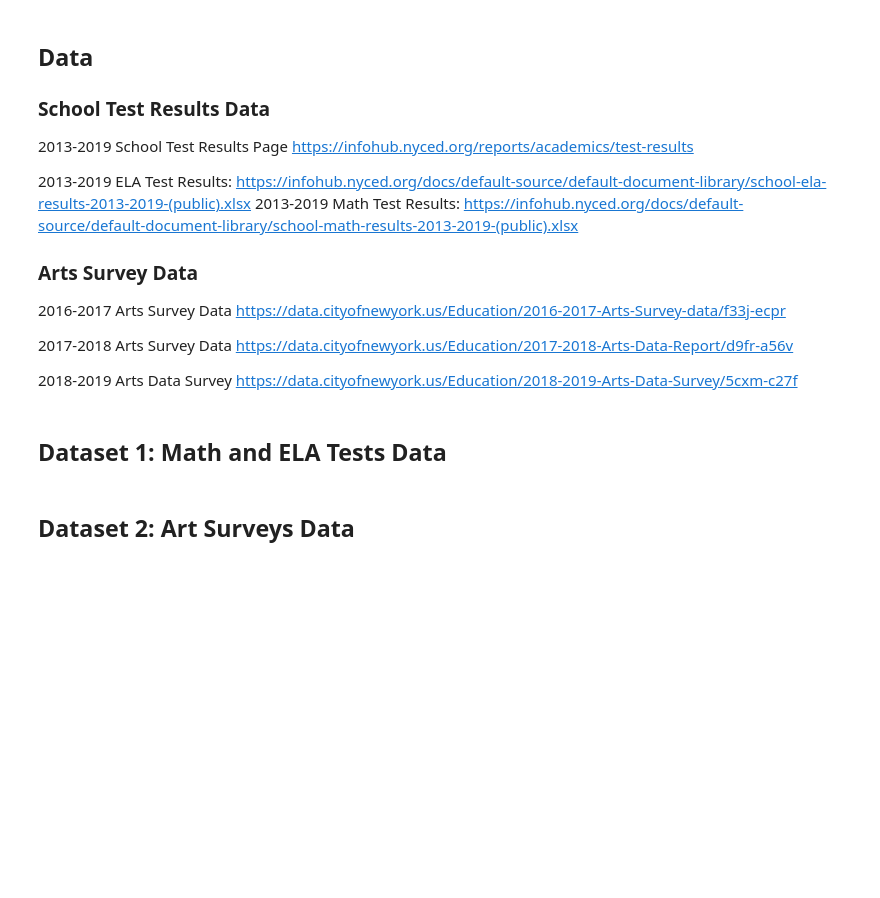
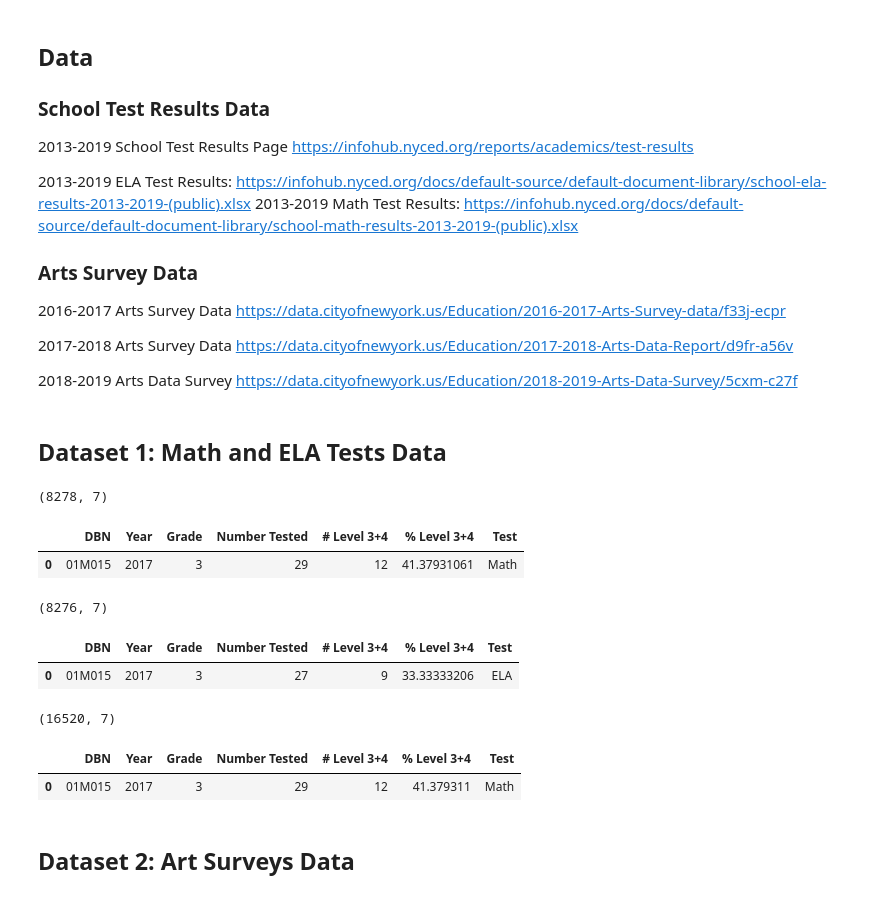
Before and after one commit to tomtav/arts-edu-impact, a Jupyter notebook: dev/tomtav/Q3_Hours_Thomas.ipynb, the cells around one changed output. Saved outputs shown, nothing was run; the diff lists cells and outputs as text; code cells hidden in the pictures; blank space fills up the shorter version.

```diff
--- a/dev/tomtav/Q3_Hours_Thomas.ipynb
+++ b/dev/tomtav/Q3_Hours_Thomas.ipynb
@@ -54,43 +55,77 @@ ela_results = 'data/2013-2019_school_ela_results.csv'
 # %%
 # read csv file into dataframe
 math_df = pd.read_csv(math_results, encoding='utf-8', low_memory=False)
 
 # clean up math dataframe
 
-keep_cols = ['DBN','School Name','Grade','Year','Number Tested','# Level 3+4', f'% Level 3+4']
+keep_cols = ['DBN','Year','Grade','Number Tested','# Level 3+4', f'% Level 3+4']
 keep_grades = ['3', '4','5','6']
 
 # drop unneeded columns
-math_df = math_df.drop(labels='Unnamed: 0', axis=1)[math_df['Year'] >= 2017].reset_index().drop(labels='index', axis=1)[keep_cols]
+math_df = math_df.drop(labels='Unnamed: 0', axis=1)[math_df.Year >= 2017].reset_index().drop(labels='index', axis=1)[keep_cols]
 # remove all rows matching `All Grades` grade
-math_df = math_df[ math_df['Grade'] != 'All Grades' ]
+math_df = math_df[ math_df.Grade != 'All Grades' ]
+# set `Grade` to int type
+math_df.Grade = math_df.Grade.astype(int)
 # keep only grades from 3 to 6
-math_df = math_df[ (math_df['Grade'].astype(int) >= 3) & (math_df['Grade'].astype(int) <= 6) ]
+math_df = math_df[ (math_df.Grade >= 3) & (math_df.Grade <= 6) ]
 # add test column
 math_df['Test'] = 'Math'
 
 print(math_df.shape)
 math_df.head(1)
+# %% [output]
+(8278, 7)
+|  | DBN | Year | Grade | Number Tested | # Level 3+4 | % Level 3+4 | Test |
+| 0 | 01M015 | 2017 | 3 | 29 | 12 | 41.37931061 | Math |
 # %%
 # read csv file into dataframe
 ela_df = pd.read_csv(ela_results, encoding='utf-8', low_memory=False)
 
 # clean up ela dataframe
 
-keep_cols = ['DBN','School Name','Grade','Year','Number Tested','# Level 3+4', f'% Level 3+4']
-keep_grades = ['3', '4','5','6']
-
 # drop unneeded columns
-ela_df = ela_df.drop(labels='Unnamed: 0', axis=1)[ela_df['Year'] >= 2017].reset_index().drop(labels='index', axis=1)[keep_cols]
+ela_df = ela_df.drop(labels='Unnamed: 0', axis=1)[ela_df.Year >= 2017].reset_index().drop(labels='index', axis=1)[keep_cols]
 # remove all rows matching `All Grades` grade
-ela_df = ela_df[ ela_df['Grade'] != 'All Grades' ]
+ela_df = ela_df[ ela_df.Grade != 'All Grades' ]
+# set `Grade` to int type
+ela_df.Grade = ela_df.Grade.astype(int)
 # keep only grades from 3 to 6
-ela_df = ela_df[ (ela_df['Grade'].astype(int) >= 3) & (ela_df['Grade'].astype(int) <= 6) ]
+ela_df = ela_df[ (ela_df.Grade >= 3) & (ela_df.Grade <= 6) ]
 # add test column
 ela_df['Test'] = 'ELA'
 
 print(ela_df.shape)
 ela_df.head(1)
+# %% [output]
+(8276, 7)
+|  | DBN | Year | Grade | Number Tested | # Level 3+4 | % Level 3+4 | Test |
+| 0 | 01M015 | 2017 | 3 | 27 | 9 | 33.33333206 | ELA |
+# %%
+# concatenate both dataframes into one
+tests_df = pd.concat([math_df, ela_df])
+
+# clean up dataframe
+
+# cast values to numeric types and force non-numeric to NaN
+tests_df['# Level 3+4'] = pd.to_numeric(tests_df['# Level 3+4'], errors='coerce')
+tests_df['% Level 3+4'] = pd.to_numeric(tests_df['% Level 3+4'], errors='coerce')
+
+# drop any rows with any NaN values
+tests_df = tests_df.dropna(how='any')
+
+# cast to integer
+tests_df['# Level 3+4'] = tests_df['# Level 3+4'].astype(int)
+
+# reset index and drop extra column
+tests_df = tests_df.reset_index().drop(labels='index', axis=1)
+
+print(tests_df.shape)
+tests_df.head(1)
+# %% [output]
+(16520, 7)
+|  | DBN | Year | Grade | Number Tested | # Level 3+4 | % Level 3+4 | Test |
+| 0 | 01M015 | 2017 | 3 | 29 | 12 | 41.379311 | Math |
 # %% [markdown]
 ## Dataset 2: Art Surveys Data
 # %%
```
Also changed, not shown: parts of 10 cells of this notebook.
